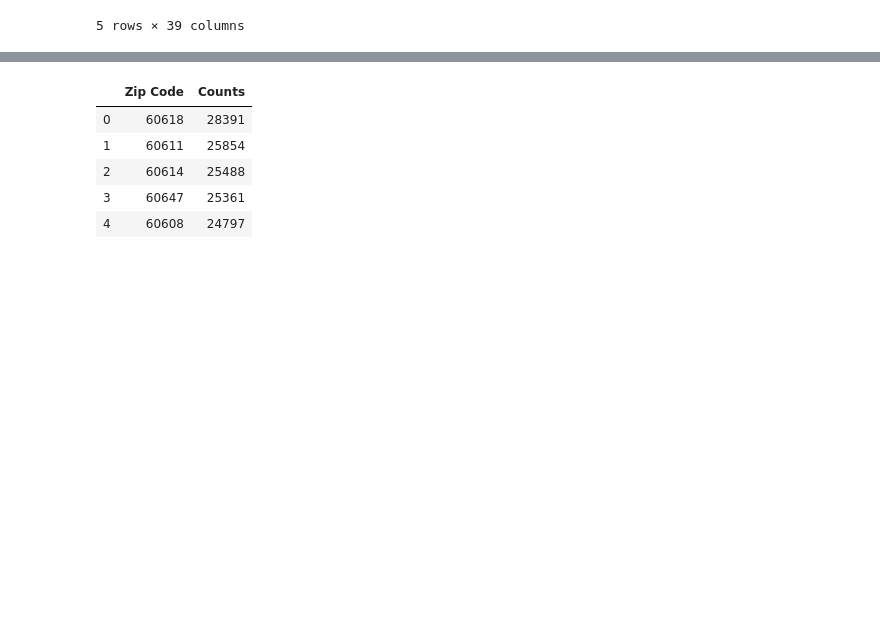
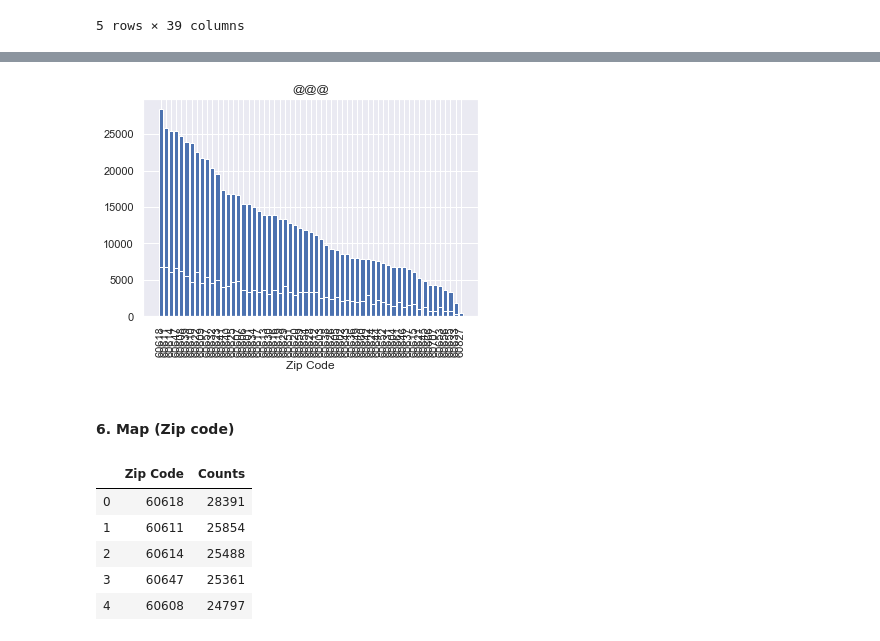
Before and after one commit to Lei-Gu/ETL-Project, a Jupyter notebook: Chicago License Info.ipynb, the cells around one changed output, grey strips where cells are left out. Saved outputs shown, nothing was run; the diff lists cells and outputs as text; code cells hidden in the pictures; blank space fills up the shorter version.

```diff
--- a/Chicago License Info.ipynb
+++ b/Chicago License Info.ipynb
@@ -217,3 +324,27 @@ Name: ZIP CODE, Length: 147, dtype: int64
+# %%
+plt.bar(b["Zip_code"],b["Count"])
+# plt.scatter(a['Zip_code'], a['Count'], label='#$#', marker='.', color='g' )
+plt.title("@@@")
+plt.xlabel("Zip Code", fontsize=12)
+# plt.ylabel("Number of Tickets per 1,000 Vehicles", fontsize=12)
+plt.xticks(rotation=90)
+
+# annotate the top 5 locations
+# plt.annotate('Cicero x Lawrence', (17,15.4), fontsize=12)
+# plt.annotate('W Foster x North Branch Chicago River', (26,8.2), fontsize=12)
+# plt.annotate('W Jackson x Columbus Park', (38,15), fontsize=12)
+# plt.annotate('445 W 127th St', (24,10.5), fontsize=12)
+# plt.annotate('W Ogden and Douglas Park', (6,12), fontsize=12)
+
+# save fig
+# plt.savefig("BoxPlotbyZipCode.png")
+
+# show figure
+plt.show()
+# %% [output]
+[figure, added]
+# %% [markdown]
+#### 6. Map (Zip code)
 # %%
 # Access maps with API key
 gmaps.configure(api_key=gkey)
```
Also changed, not shown: parts of 24 cells of this notebook.
